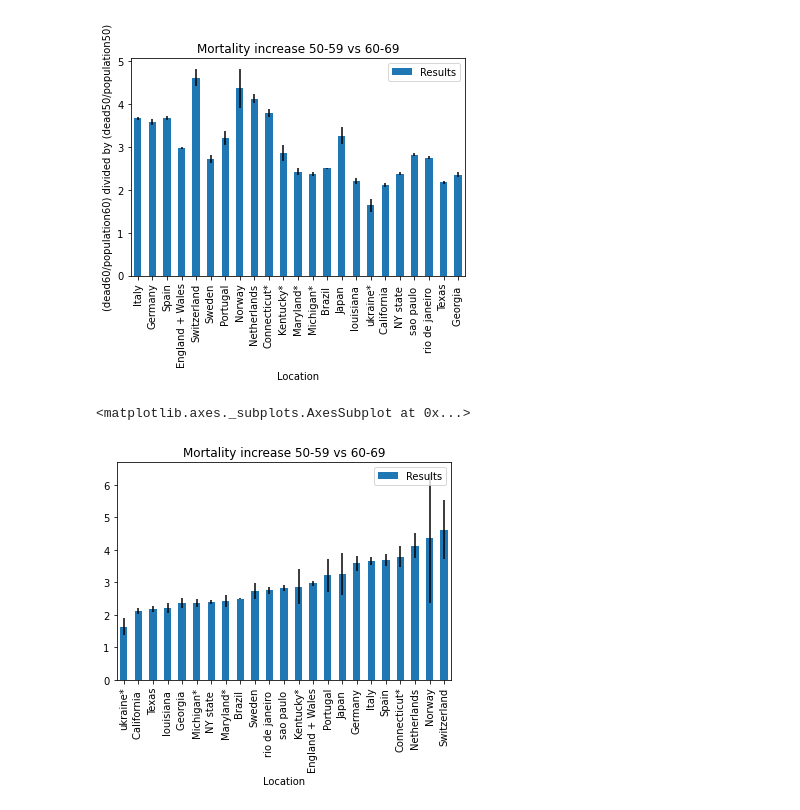
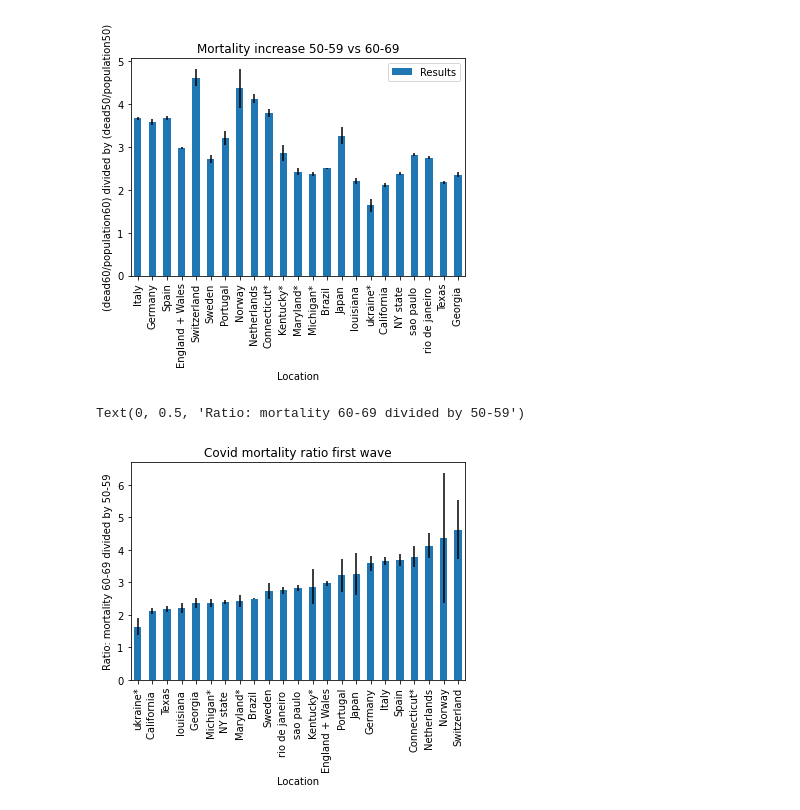
Before and after one commit to Ali-Kazmi/covid-visualizations, a Jupyter notebook: vis.ipynb, the cells around one changed output. Saved outputs shown, nothing was run; the diff lists cells and outputs as text; code cells hidden in the pictures.

Commit message:
updated some plots at the bottom- getting close to publication?

```diff
--- a/vis.ipynb
+++ b/vis.ipynb
@@ -615,34 +615,34 @@ import numpy as np
 import requests
 import io
 popurl="https://raw.githubusercontent.com/Ali-Kazmi/covid-visualizations/master/big-population-by-age-sheet.xlsx"
 deathurl="https://raw.githubusercontent.com/Ali-Kazmi/covid-visualizations/master/big-deaths-by-age-sheet.xlsx"
 #download = github_session.get(url).content
 
 # Reading the downloaded content and turning it into a pandas dataframe
 
 PopDF = pd.read_excel(popurl,index_col=0)
 DeathsDF=pd.read_excel(deathurl,index_col=0)
 
 #note: 10-19 should have been the second column, but it shows it as a date because excel did something.. oops
 dfres=pd.DataFrame()
 dfrestwo=pd.DataFrame()
 dfresults=pd.DataFrame()
 
 dfres['Results']=DeathsDF["60-69"]/PopDF["60-69"]
 dfrestwo['Results']=DeathsDF["50-59"]/PopDF["50-59"]
 dfresults['Results']=(dfres['Results']/dfrestwo['Results'])
 dfresults['Error']=np.power(np.power(DeathsDF['60-69'],-1)+np.power(DeathsDF['50-59'],-1),0.5) #relative error.
 dfresults['AbsError']=dfresults['Results']*dfresults['Error']
 
 ##ascending
-dfresults.sort_values(by='Results').plot(kind='bar',y='Results',title='Mortality increase 50-59 vs 60-69',yerr="AbsError")
-
+ax=dfresults.sort_values(by='Results').plot(kind='bar',y='Results',title='Covid mortality ratio first wave',yerr="AbsError",legend=False)
+ax.set_ylabel("Ratio: mortality 60-69 divided by 50-59")
 
 
 #ax=dfresults.plot(kind='bar',y='Results',title='Mortality increase 50-59 vs 60-69',yerr="AbsError")
 #ax.set_ylabel("(dead60/population60) divided by (dead50/population50)")
 #fig=ax.get_figure()
 #fig.savefig('plot.jpg')
 # %% [output]
-<matplotlib.axes._subplots.AxesSubplot at 0x...>
+Text(0, 0.5, 'Ratio: mortality 60-69 divided by 50-59')
-[figure, old version]
+[figure, new version]
```
Also changed, not shown: parts of 3 cells of this notebook.
